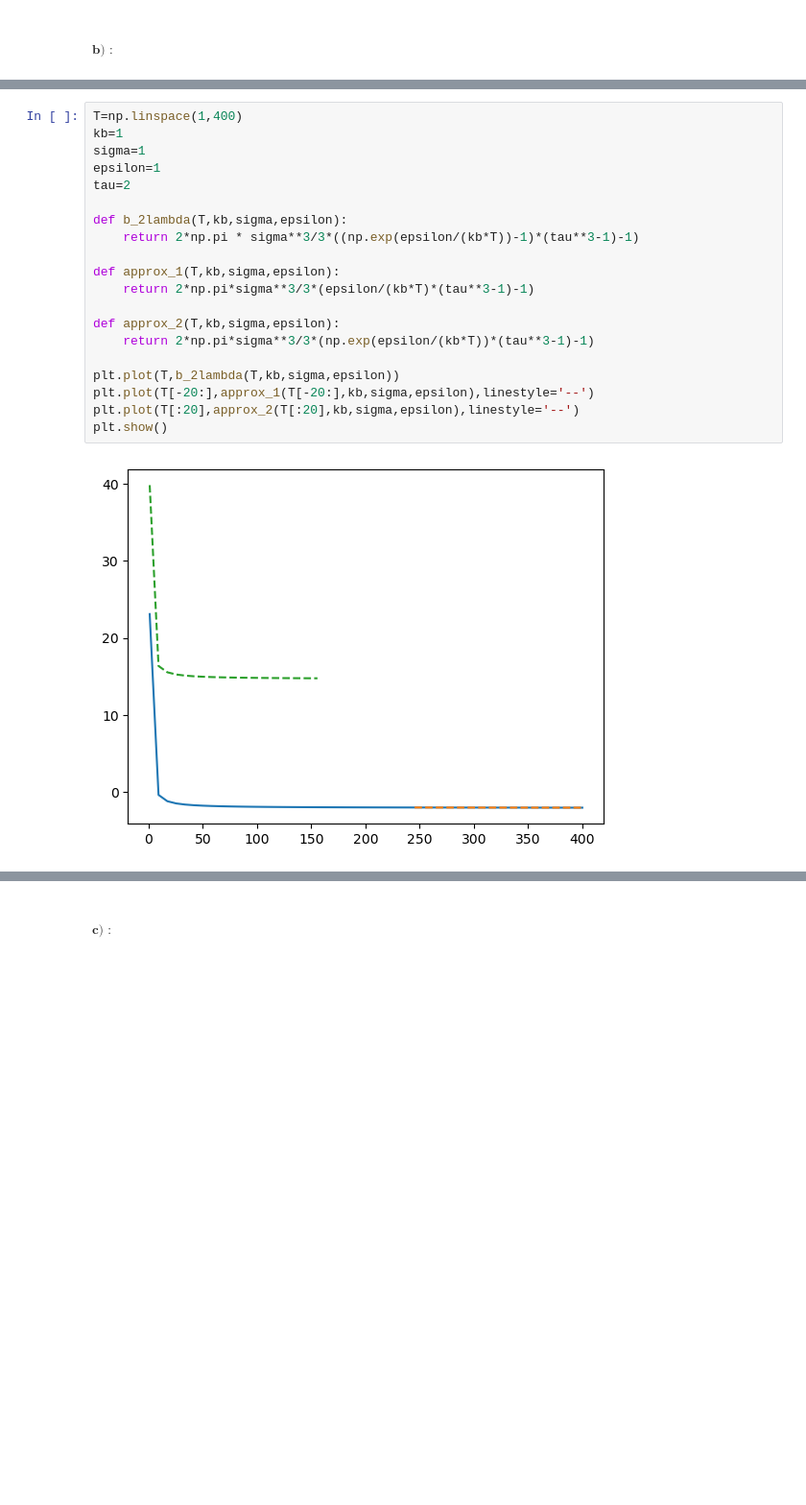
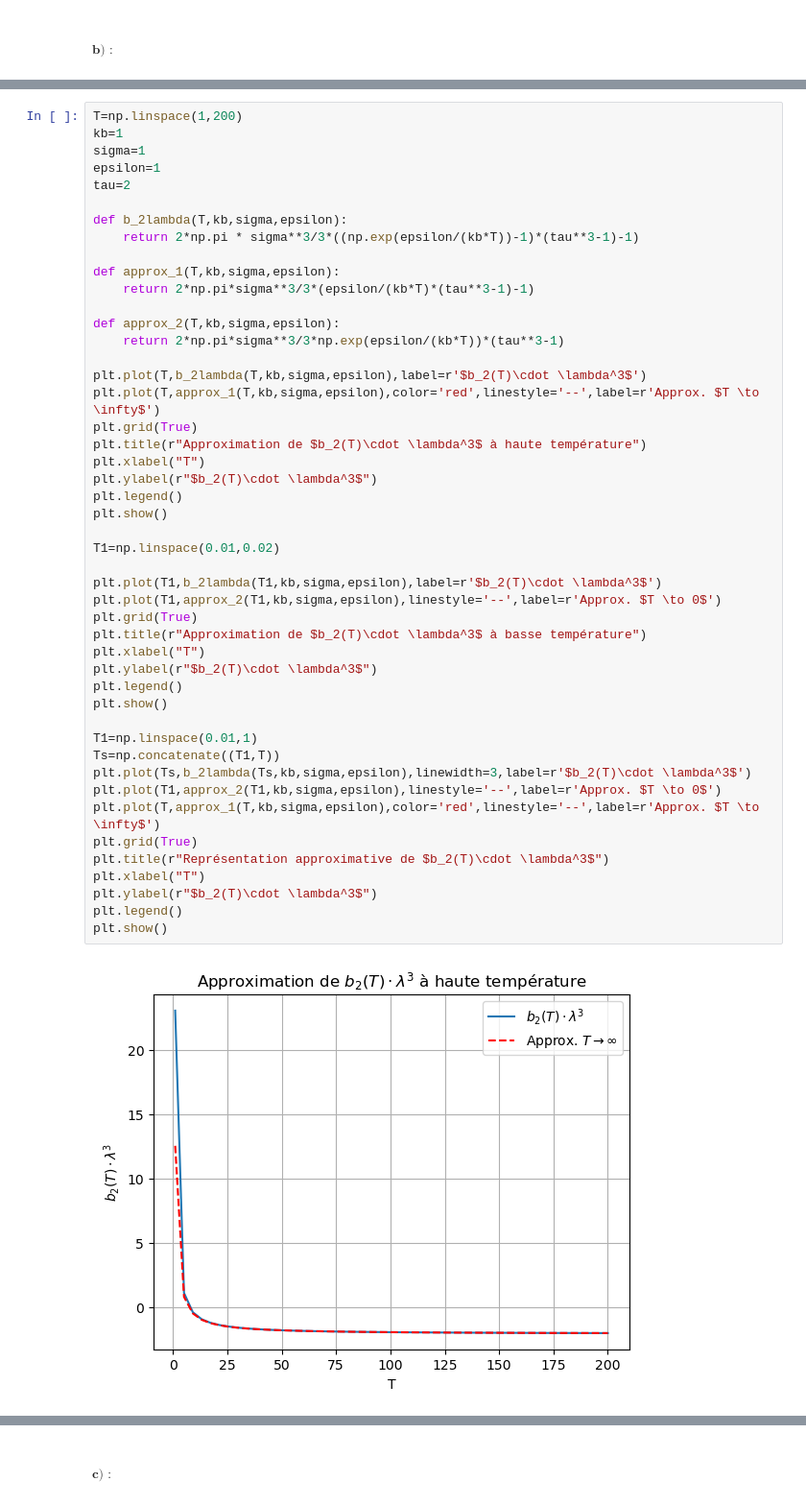
Before and after one commit to ADeslarzes/Homewrok_3, a Jupyter notebook: P1.ipynb, the cells around one changed output, grey strips where cells are left out. Shown: that part at 96% size. Drawn from its saved outputs; the diff is of its cells as text; blank space fills up the shorter version.

```diff
--- a/P1.ipynb
+++ b/P1.ipynb
@@ -209,22 +209,49 @@ $$ e^{\beta\varepsilon}>>1 \implies b_2\approx\frac{2\pi}{\lambda^3}\frac{\sigma
 # %%
-T=np.linspace(1,400)
+T=np.linspace(1,200)
 kb=1
 sigma=1
 epsilon=1
 tau=2
 
 def b_2lambda(T,kb,sigma,epsilon):
     return 2*np.pi * sigma**3/3*((np.exp(epsilon/(kb*T))-1)*(tau**3-1)-1)
 
 def approx_1(T,kb,sigma,epsilon):
     return 2*np.pi*sigma**3/3*(epsilon/(kb*T)*(tau**3-1)-1)
 
 def approx_2(T,kb,sigma,epsilon):
-    return 2*np.pi*sigma**3/3*(np.exp(epsilon/(kb*T))*(tau**3-1)-1)
+    return 2*np.pi*sigma**3/3*np.exp(epsilon/(kb*T))*(tau**3-1)
 
-plt.plot(T,b_2lambda(T,kb,sigma,epsilon))
-plt.plot(T[-20:],approx_1(T[-20:],kb,sigma,epsilon),linestyle='--')
-plt.plot(T[:20],approx_2(T[:20],kb,sigma,epsilon),linestyle='--')
+plt.plot(T,b_2lambda(T,kb,sigma,epsilon),label=r'$b_2(T)\cdot \lambda^3$')
+plt.plot(T,approx_1(T,kb,sigma,epsilon),color='red',linestyle='--',label=r'Approx. $T \to \infty$')
+plt.grid(True)
+plt.title(r"Approximation de $b_2(T)\cdot \lambda^3$ à haute température")
+plt.xlabel("T")
+plt.ylabel(r"$b_2(T)\cdot \lambda^3$")
+plt.legend()
 plt.show()
+
+T1=np.linspace(0.01,0.02)
+
+plt.plot(T1,b_2lambda(T1,kb,sigma,epsilon),label=r'$b_2(T)\cdot \lambda^3$')
+plt.plot(T1,approx_2(T1,kb,sigma,epsilon),linestyle='--',label=r'Approx. $T \to 0$')
+plt.grid(True)
+plt.title(r"Approximation de $b_2(T)\cdot \lambda^3$ à basse température")
+plt.xlabel("T")
+plt.ylabel(r"$b_2(T)\cdot \lambda^3$")
+plt.legend()
+plt.show()
+
+T1=np.linspace(0.01,1)
+Ts=np.concatenate((T1,T))
+plt.plot(Ts,b_2lambda(Ts,kb,sigma,epsilon),linewidth=3,label=r'$b_2(T)\cdot \lambda^3$')
+plt.plot(T1,approx_2(T1,kb,sigma,epsilon),linestyle='--',label=r'Approx. $T \to 0$')
+plt.plot(T,approx_1(T,kb,sigma,epsilon),color='red',linestyle='--',label=r'Approx. $T \to \infty$')
+plt.grid(True)
+plt.title(r"Représentation approximative de $b_2(T)\cdot \lambda^3$")
+plt.xlabel("T")
+plt.ylabel(r"$b_2(T)\cdot \lambda^3$")
+plt.legend()
+plt.show()
 # %% [output]
-[figure, old version]
+[figure, new version]
```
Also changed, not shown: parts of 3 cells of this notebook.
